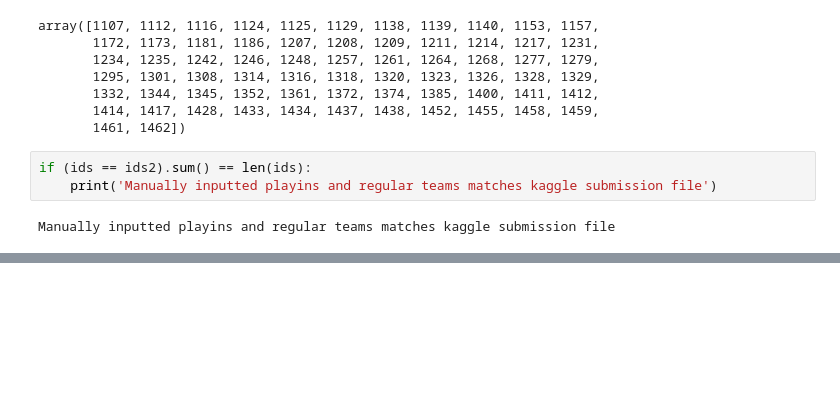
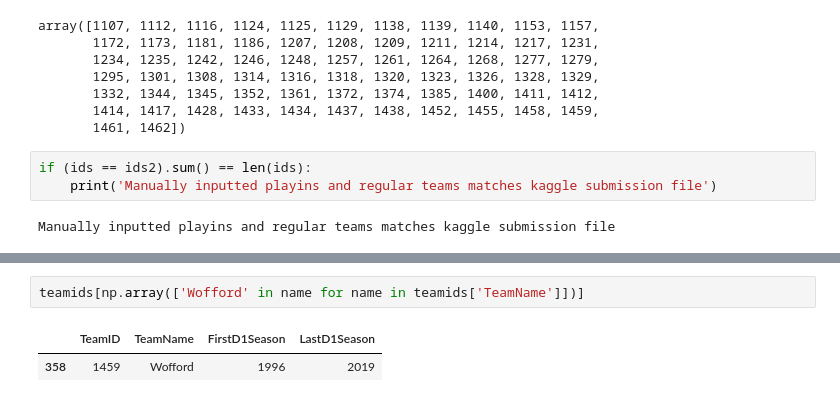
Before and after one commit to dtamayo/NCAAbasketball, a Jupyter notebook: 2019/GenIDs.ipynb, the cells around one changed output, grey strips where cells are left out. Cells and saved outputs as stored; diff of their text form; blank space fills up the shorter version.

```diff
--- a/2019/GenIDs.ipynb
+++ b/2019/GenIDs.ipynb
@@ -147,0 +313,5 @@ def simtourney(playinIDs, regIDs): # returns a 68 x 6 array
+# %%
+teamids[np.array(['Wofford' in name for name in teamids['TeamName']])]
+# %% [output]
+|  | TeamID | TeamName | FirstD1Season | LastD1Season |
+| 358 | 1459 | Wofford | 1996 | 2019 |
```
Also changed, not shown: parts of 19 cells of this notebook, 1 other file.
